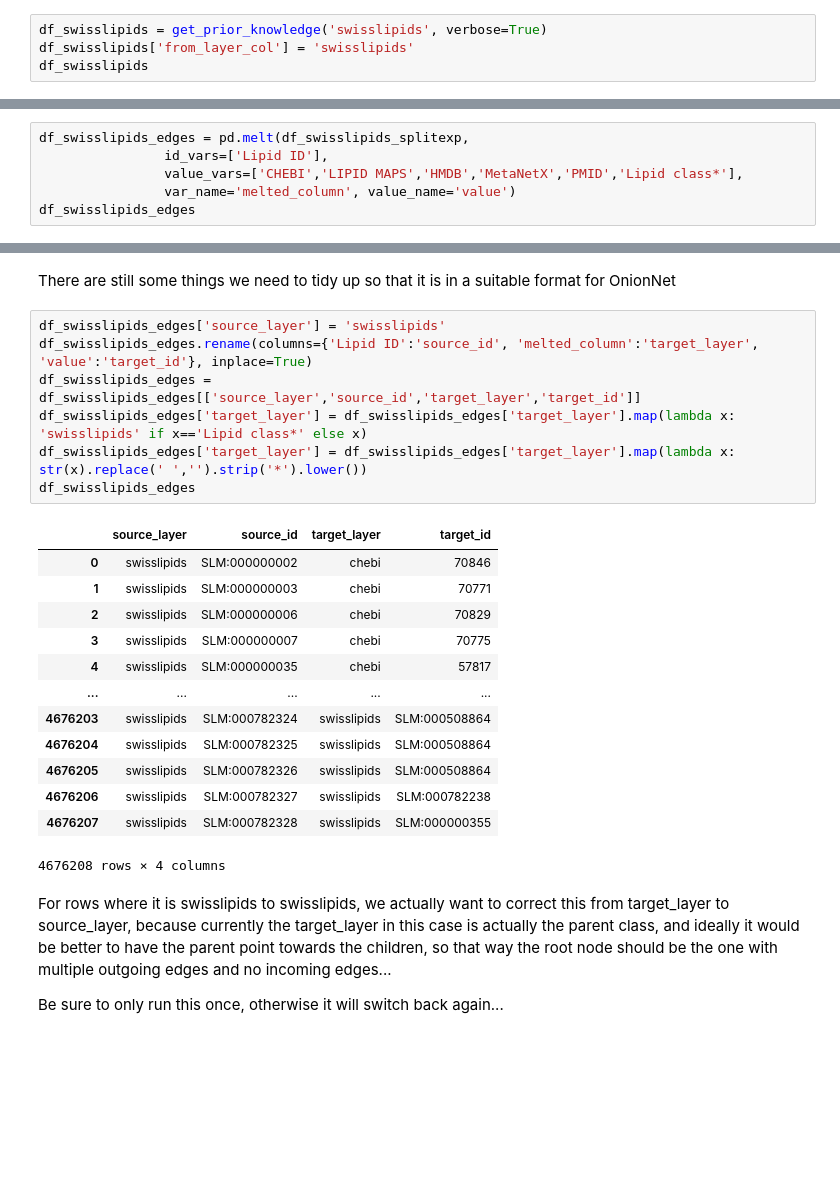
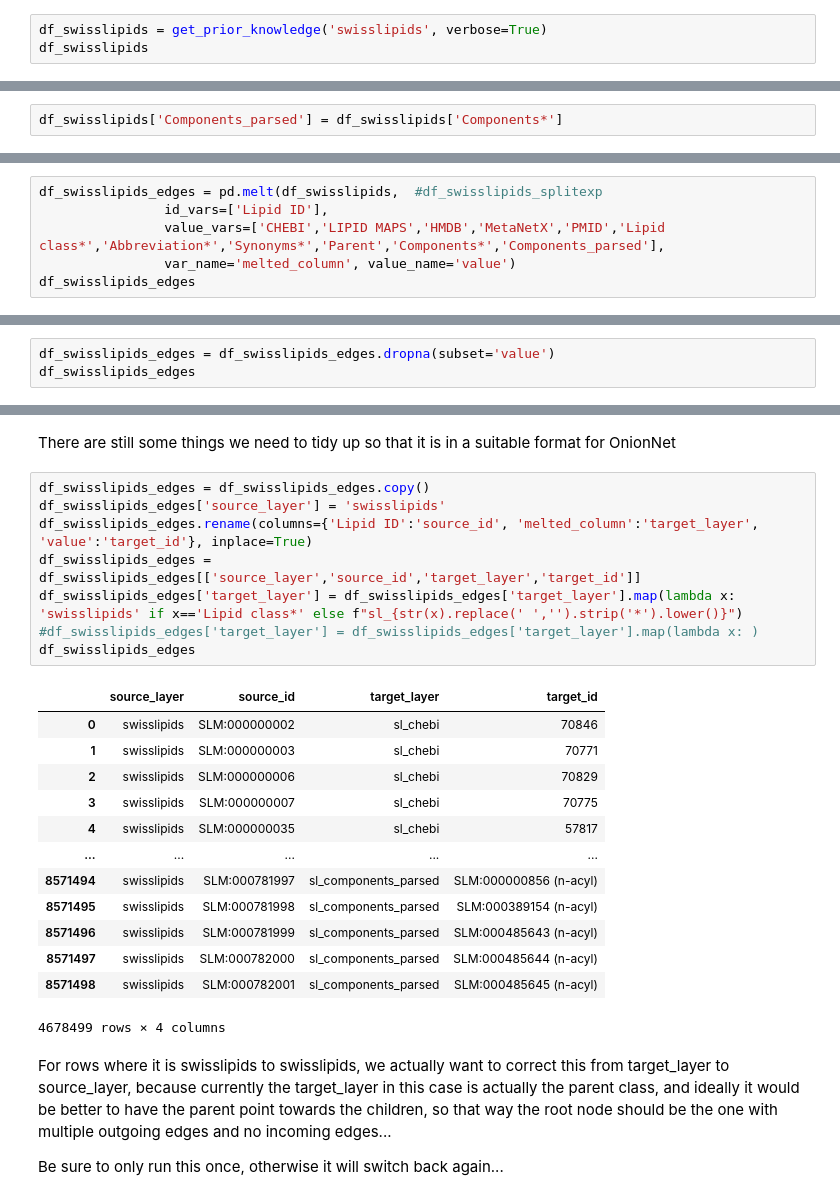
Before and after one commit to saezlab/lipinet, a Jupyter notebook: notebooks/parsing_swisslipids.ipynb, the cells around one changed output, grey strips where cells are left out. Cells and saved outputs as stored; diff of their text form; blank space fills up the shorter version.

```diff
--- a/notebooks/parsing_swisslipids.ipynb
+++ b/notebooks/parsing_swisslipids.ipynb
@@ -18,7 +18,6 @@ import pandas as pd
 LipiNet offers conventient functions to parse prior knowledge resources straight into networks. But to show what is happening behind the scenes, this notebook goes through the data and each of the steps. Which may also be particularly helpful to you if you need to customise the networks in a way that is not yet supported by LipiNet directly.
 # %%
 df_swisslipids = get_prior_knowledge('swisslipids', verbose=True)
-df_swisslipids['from_layer_col'] = 'swisslipids'
 df_swisslipids
 # %% [output]
 File found locally at /Users/agjanyunlu/Documents/Metabolomics/lipinet/lipinet/.data/downloaded/swisslipids_lipids.tsv. Loading data...
@@ -71,2 +206,4 @@ df_swisslipids_splitexp = split_and_expand_large(df_swisslipids,
+# %%
+df_swisslipids['Components_parsed'] = df_swisslipids['Components*']
 # %% [markdown]
 Now we can melt to start creating the edges df
@@ -73,7 +221,7 @@ Now we can melt to start creating the edges df
 # %%
-df_swisslipids_edges = pd.melt(df_swisslipids_splitexp,
+df_swisslipids_edges = pd.melt(df_swisslipids,  #df_swisslipids_splitexp
                 id_vars=['Lipid ID'],
-                value_vars=['CHEBI','LIPID MAPS','HMDB','MetaNetX','PMID','Lipid class*'],
+                value_vars=['CHEBI','LIPID MAPS','HMDB','MetaNetX','PMID','Lipid class*','Abbreviation*','Synonyms*','Parent','Components*','Components_parsed'],
                 var_name='melted_column', value_name='value')
 df_swisslipids_edges
 # %% [output]
@@ -92,0 +243,3 @@ df_swisslipids_edges
+# %%
+df_swisslipids_edges = df_swisslipids_edges.dropna(subset='value')
+df_swisslipids_edges
@@ -93,26 +260,27 @@ df_swisslipids_edges
 # %% [markdown]
 There are still some things we need to tidy up so that it is in a suitable format for OnionNet
 # %%
+df_swisslipids_edges = df_swisslipids_edges.copy()
 df_swisslipids_edges['source_layer'] = 'swisslipids'
 df_swisslipids_edges.rename(columns={'Lipid ID':'source_id', 'melted_column':'target_layer', 'value':'target_id'}, inplace=True)
 df_swisslipids_edges = df_swisslipids_edges[['source_layer','source_id','target_layer','target_id']]
-df_swisslipids_edges['target_layer'] = df_swisslipids_edges['target_layer'].map(lambda x: 'swisslipids' if x=='Lipid class*' else x)
-df_swisslipids_edges['target_layer'] = df_swisslipids_edges['target_layer'].map(lambda x: str(x).replace(' ','').strip('*').lower())
+df_swisslipids_edges['target_layer'] = df_swisslipids_edges['target_layer'].map(lambda x: 'swisslipids' if x=='Lipid class*' else f"sl_{str(x).replace(' ','').strip('*').lower()}")
+#df_swisslipids_edges['target_layer'] = df_swisslipids_edges['target_layer'].map(lambda x: )
 df_swisslipids_edges
 # %% [output]
 |  | source_layer | source_id | target_layer | target_id |
-| 0 | swisslipids | SLM:000000002 | chebi | 70846 |
-| 1 | swisslipids | SLM:000000003 | chebi | 70771 |
-| 2 | swisslipids | SLM:000000006 | chebi | 70829 |
-| 3 | swisslipids | SLM:000000007 | chebi | 70775 |
-| 4 | swisslipids | SLM:000000035 | chebi | 57817 |
+| 0 | swisslipids | SLM:000000002 | sl_chebi | 70846 |
+| 1 | swisslipids | SLM:000000003 | sl_chebi | 70771 |
+| 2 | swisslipids | SLM:000000006 | sl_chebi | 70829 |
+| 3 | swisslipids | SLM:000000007 | sl_chebi | 70775 |
+| 4 | swisslipids | SLM:000000035 | sl_chebi | 57817 |
 | ... | ... | ... | ... | ... |
-| 4676203 | swisslipids | SLM:000782324 | swisslipids | SLM:000508864 |
-| 4676204 | swisslipids | SLM:000782325 | swisslipids | SLM:000508864 |
-| 4676205 | swisslipids | SLM:000782326 | swisslipids | SLM:000508864 |
-| 4676206 | swisslipids | SLM:000782327 | swisslipids | SLM:000782238 |
-| 4676207 | swisslipids | SLM:000782328 | swisslipids | SLM:000000355 |
+| 8571494 | swisslipids | SLM:000781997 | sl_components_parsed | SLM:000000856 (n-acyl) |
+| 8571495 | swisslipids | SLM:000781998 | sl_components_parsed | SLM:000389154 (n-acyl) |
+| 8571496 | swisslipids | SLM:000781999 | sl_components_parsed | SLM:000485643 (n-acyl) |
+| 8571497 | swisslipids | SLM:000782000 | sl_components_parsed | SLM:000485644 (n-acyl) |
+| 8571498 | swisslipids | SLM:000782001 | sl_components_parsed | SLM:000485645 (n-acyl) |
-4676208 rows × 4 columns
+4678499 rows × 4 columns
 # %% [markdown]
 For rows where it is swisslipids to swisslipids, we actually want to correct this from target_layer to source_layer, because currently the target_layer in this case is actually the parent class, and ideally it would be better to have the parent point towards the children, so that way the root node should be the one with multiple outgoing edges and no incoming edges...
 
```
Also changed, not shown: parts of 48 cells of this notebook, 1 other file.
